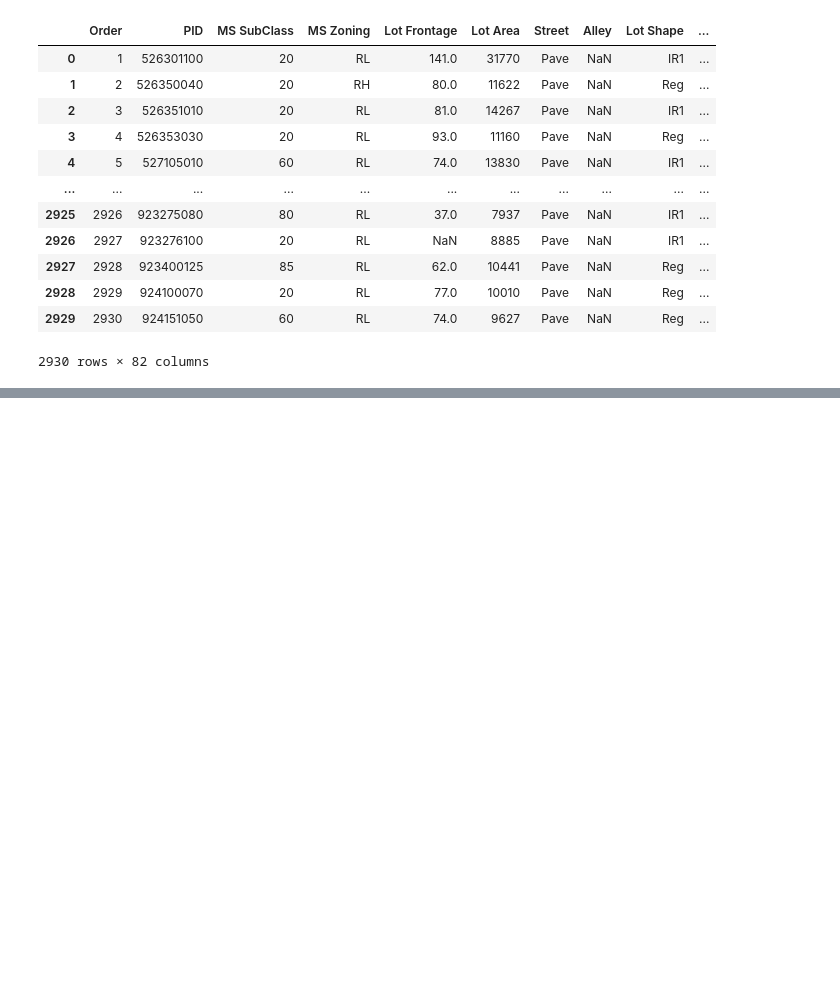
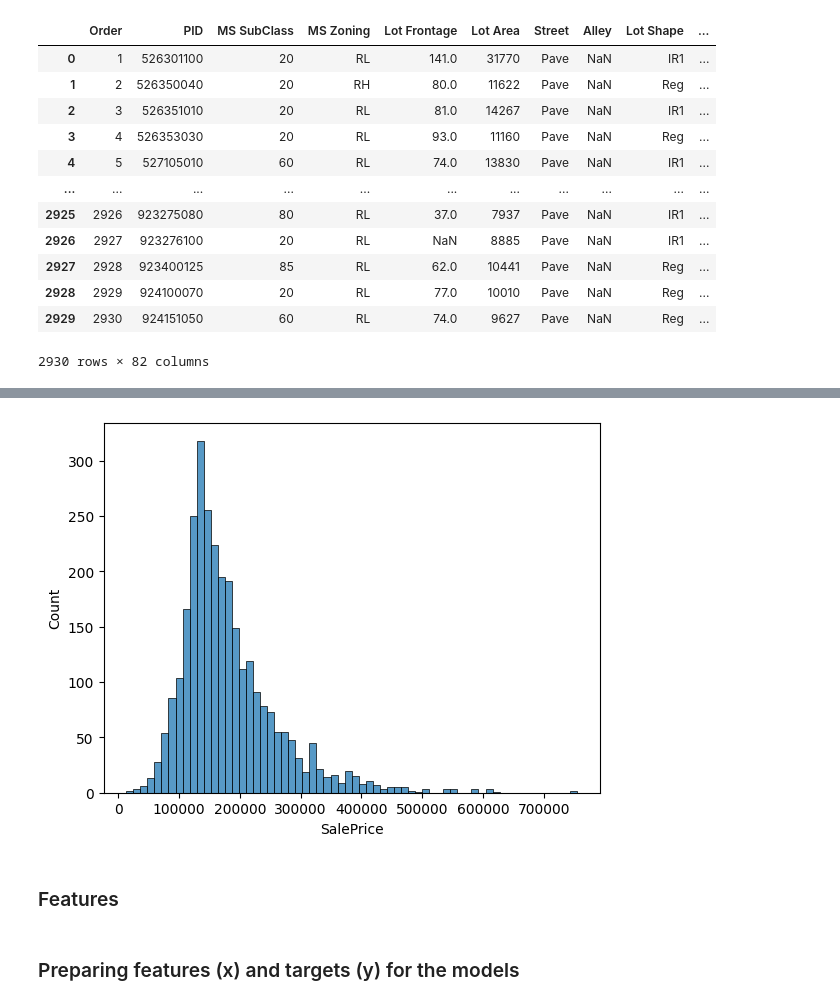
Before and after one commit to VegardMytting/IE500618-Machine-Learning, a Jupyter notebook: Assignment 1 - Ames housing dataset sale price prediction/A1.ipynb, the cells around one changed output, grey strips where cells are left out. Drawn from its saved outputs; the diff is of its cells as text; code cells hidden in the pictures; blank space fills up the shorter version.

```diff
--- a/Assignment 1 - Ames housing dataset sale price prediction/A1.ipynb
+++ b/Assignment 1 - Ames housing dataset sale price prediction/A1.ipynb
@@ -22,0 +66,7 @@ data
+# %%
+sns.histplot(data["SalePrice"])
+plt.show()
+# %% [output]
+[figure, added]
+# %% [markdown]
+### Features
@@ -22,0 +88,2 @@ data
+# %% [markdown]
+### Preparing features (x) and targets (y) for the models
```
Also changed, not shown: parts of 38 cells of this notebook.
